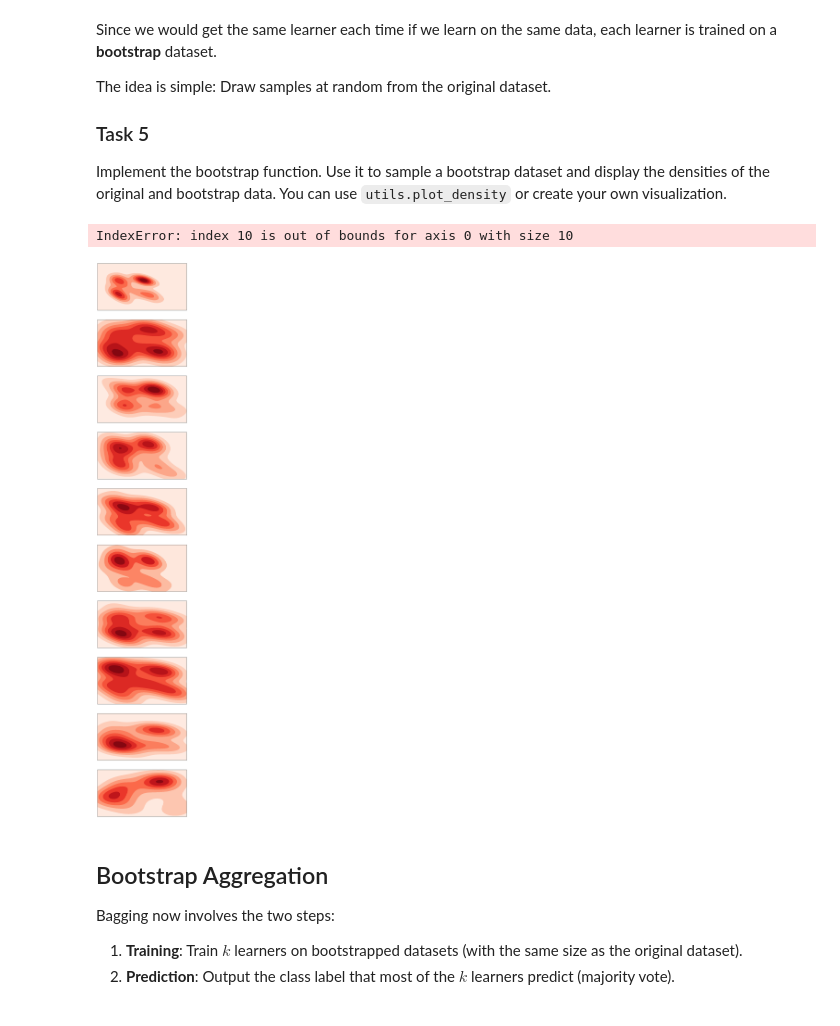
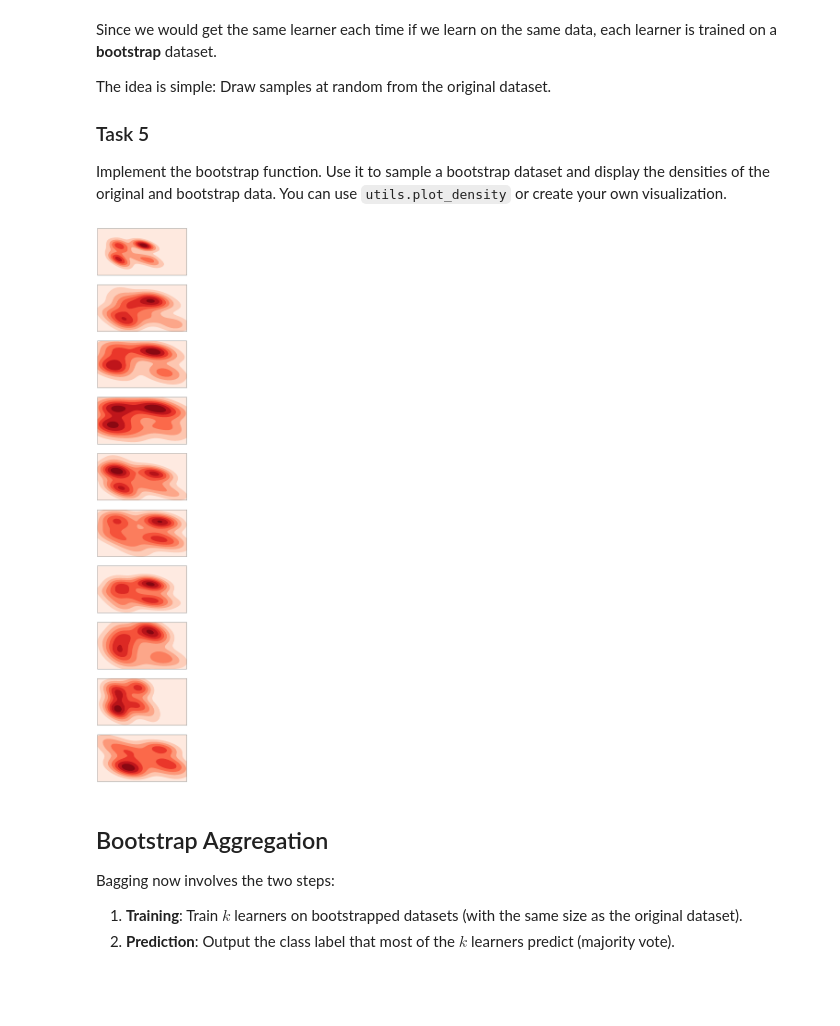
Before and after one commit to HerrMotz/AGDML-Lab, a Jupyter notebook: 07_Bagging_Boosting/07_Bagging_Boosting.ipynb, the cells around one changed output. Drawn from its saved outputs; the diff is of its cells as text; code cells hidden in the pictures.

```diff
--- a/07_Bagging_Boosting/07_Bagging_Boosting.ipynb
+++ b/07_Bagging_Boosting/07_Bagging_Boosting.ipynb
@@ -190,37 +190,36 @@ def sample_bootstrap(X : np.ndarray, y : np.ndarray, n_samples : int) -> tuple:
         y... labels
         n_samples... number of samples in bootstrap dataset
 
     @Returns:
         X, y of bootstrap dataset
     '''
     # TODO: implement
     _length = X.shape[0]
     permutation = np.random.permutation(_length)
     _X = X[permutation]
     _y = y[permutation]
     _block_size = np.floor(X.shape[0] / n_samples)
 
     bootstrap = []
     for i in range(n_samples):
         _mask = np.array([True if i*_block_size <= j < (i+1)*_block_size else False for j in range(_length)])
         bootstrap.append((_X[_mask], y[_mask]))
 
     return bootstrap
 
-bs = sample_bootstrap(data_X, data_y, 10)
-N = len(bs)
+N = 10
+bs = sample_bootstrap(data_X, data_y, N-1)
 bs.insert(0, (data_X, data_y))
 fig, ax = plt.subplots(N, 1, figsize=(8,50))
 # TODO: draw bootstrap dataset
 # TODO: visualize distribution of bootstrap and original data
 for i, _bs in enumerate(bs):
     _X = _bs[0]
     _y = _bs[1]
     # print(_X, _y)
     utils.plot_density(_X, np.max(_X, axis=0), np.min(_X, axis=0), ax[i])
 # %% [output]
-IndexError: index 10 is out of bounds for axis 0 with size 10
-[figure, old version]
+[figure, new version]
 # %% [markdown]
 ## Bootstrap Aggregation
 
```
Also changed, not shown: parts of 2 cells of this notebook.
